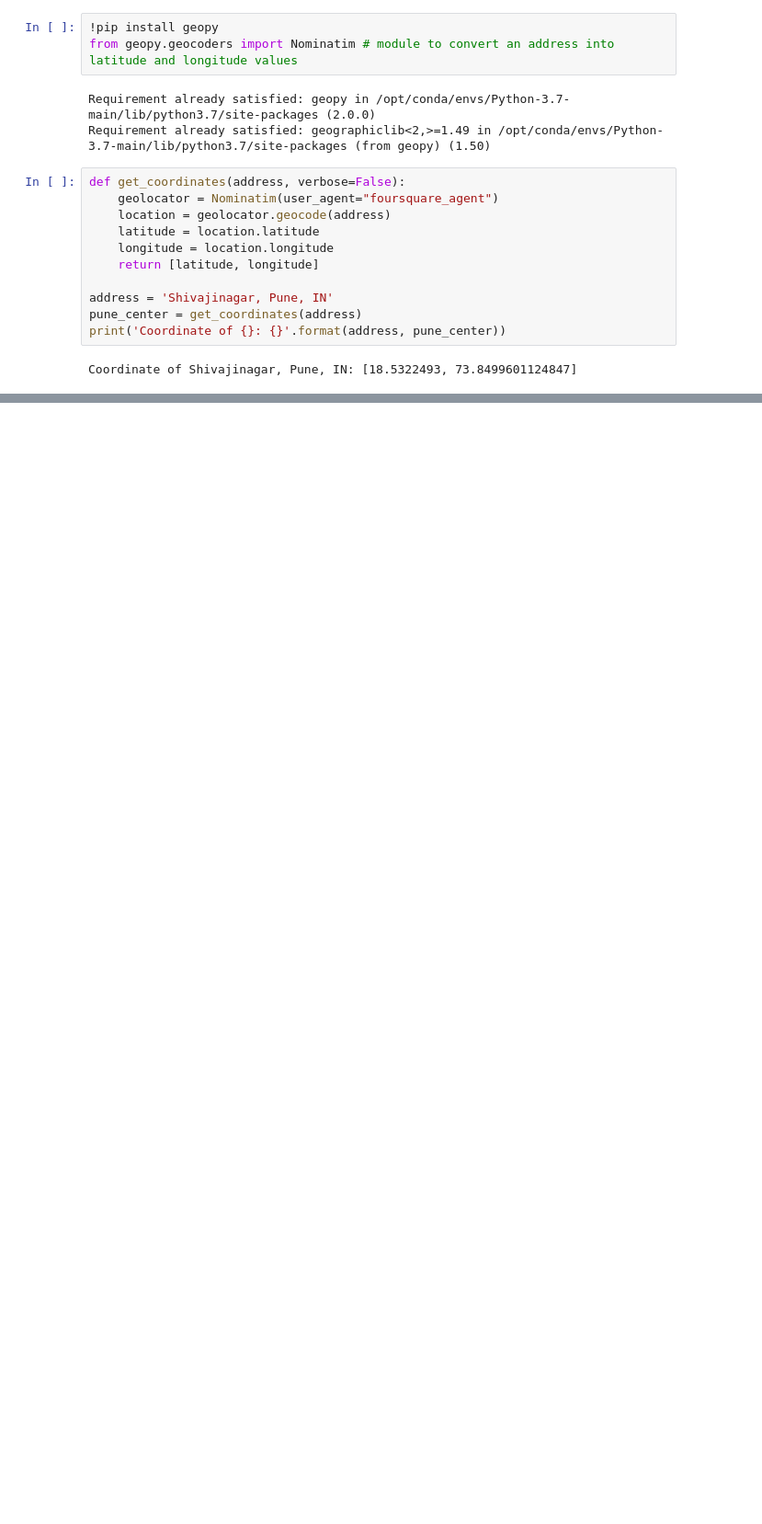
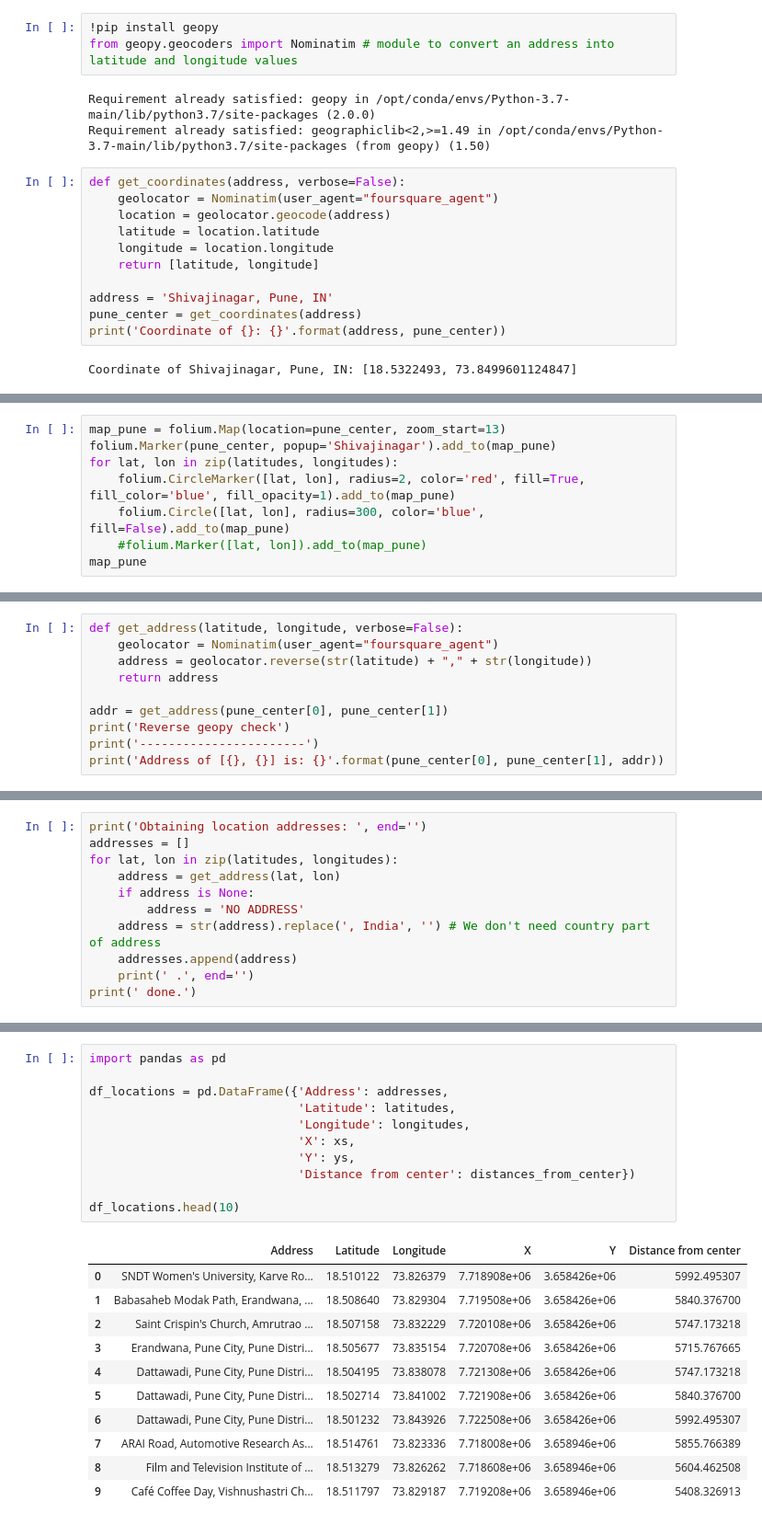
Before and after one commit to sachinjain-sj/Battle_of_Neighborhood, a Jupyter notebook: Pune_Neighbourhood_Analysis.ipynb, the cells around one changed output, grey strips where cells are left out. Shown: that part at 92% size. Cells and saved outputs as stored; diff of their text form; blank space fills up the shorter version.

```diff
--- a/Pune_Neighbourhood_Analysis.ipynb
+++ b/Pune_Neighbourhood_Analysis.ipynb
@@ -45,0 +150,8 @@ Coordinate of Shivajinagar, Pune, IN: [18.5322493, 73.8499601124847]
+# %%
+map_pune = folium.Map(location=pune_center, zoom_start=13)
+folium.Marker(pune_center, popup='Shivajinagar').add_to(map_pune)
+for lat, lon in zip(latitudes, longitudes):
+    folium.CircleMarker([lat, lon], radius=2, color='red', fill=True, fill_color='blue', fill_opacity=1).add_to(map_pune)
+    folium.Circle([lat, lon], radius=300, color='blue', fill=False).add_to(map_pune)
+    #folium.Marker([lat, lon]).add_to(map_pune)
+map_pune
@@ -45,0 +168,10 @@ Coordinate of Shivajinagar, Pune, IN: [18.5322493, 73.8499601124847]
+# %%
+def get_address(latitude, longitude, verbose=False):
+    geolocator = Nominatim(user_agent="foursquare_agent")
+    address = geolocator.reverse(str(latitude) + "," + str(longitude))
+    return address
+
+addr = get_address(pune_center[0], pune_center[1])
+print('Reverse geopy check')
+print('-----------------------')
+print('Address of [{}, {}] is: {}'.format(pune_center[0], pune_center[1], addr))
@@ -45,0 +182,11 @@ Coordinate of Shivajinagar, Pune, IN: [18.5322493, 73.8499601124847]
+# %%
+print('Obtaining location addresses: ', end='')
+addresses = []
+for lat, lon in zip(latitudes, longitudes):
+    address = get_address(lat, lon)
+    if address is None:
+        address = 'NO ADDRESS'
+    address = str(address).replace(', India', '') # We don't need country part of address
+    addresses.append(address)
+    print(' .', end='')
+print(' done.')
@@ -45,0 +217,23 @@ Coordinate of Shivajinagar, Pune, IN: [18.5322493, 73.8499601124847]
+# %%
+import pandas as pd
+
+df_locations = pd.DataFrame({'Address': addresses,
+                             'Latitude': latitudes,
+                             'Longitude': longitudes,
+                             'X': xs,
+                             'Y': ys,
+                             'Distance from center': distances_from_center})
+
+df_locations.head(10)
+# %% [output]
+|  | Address | Latitude | Longitude | X | Y | Distance from center |
+| 0 | SNDT Women's University, Karve Ro... | 18.510122 | 73.826379 | 7.718908e+06 | 3.658426e+06 | 5992.495307 |
+| 1 | Babasaheb Modak Path, Erandwana, ... | 18.508640 | 73.829304 | 7.719508e+06 | 3.658426e+06 | 5840.376700 |
+| 2 | Saint Crispin's Church, Amrutrao ... | 18.507158 | 73.832229 | 7.720108e+06 | 3.658426e+06 | 5747.173218 |
+| 3 | Erandwana, Pune City, Pune Distri... | 18.505677 | 73.835154 | 7.720708e+06 | 3.658426e+06 | 5715.767665 |
+| 4 | Dattawadi, Pune City, Pune Distri... | 18.504195 | 73.838078 | 7.721308e+06 | 3.658426e+06 | 5747.173218 |
+| 5 | Dattawadi, Pune City, Pune Distri... | 18.502714 | 73.841002 | 7.721908e+06 | 3.658426e+06 | 5840.376700 |
+| 6 | Dattawadi, Pune City, Pune Distri... | 18.501232 | 73.843926 | 7.722508e+06 | 3.658426e+06 | 5992.495307 |
+| 7 | ARAI Road, Automotive Research As... | 18.514761 | 73.823336 | 7.718008e+06 | 3.658946e+06 | 5855.766389 |
+| 8 | Film and Television Institute of ... | 18.513279 | 73.826262 | 7.718608e+06 | 3.658946e+06 | 5604.462508 |
+| 9 | Café Coffee Day, Vishnushastri Ch... | 18.511797 | 73.829187 | 7.719208e+06 | 3.658946e+06 | 5408.326913 |
```
Also changed, not shown: parts of 22 cells of this notebook.
